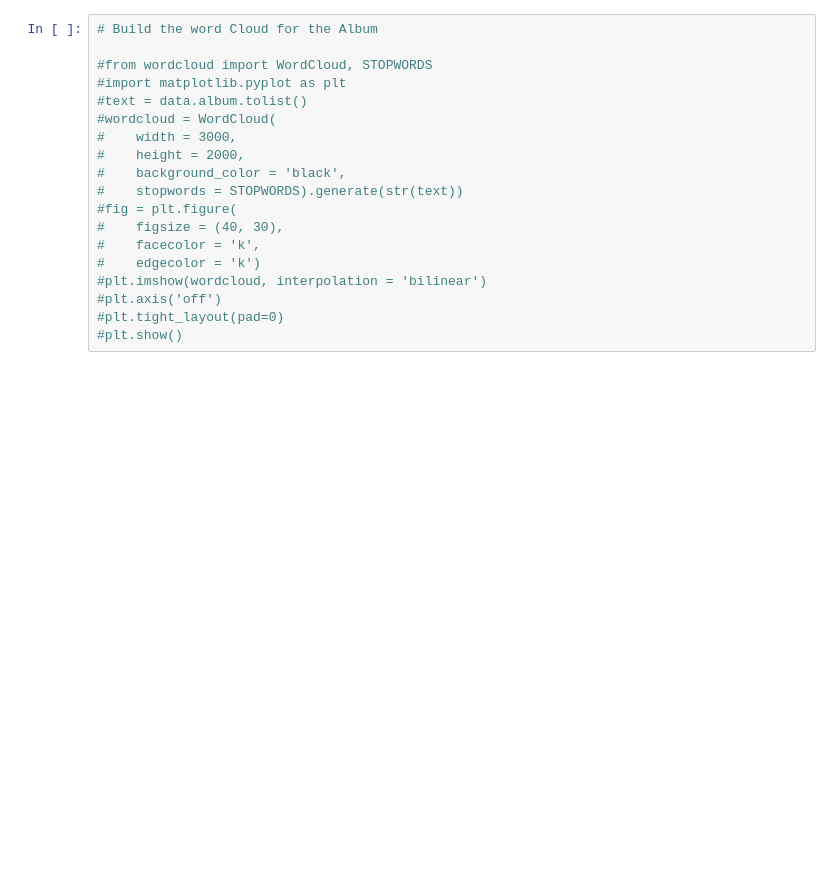
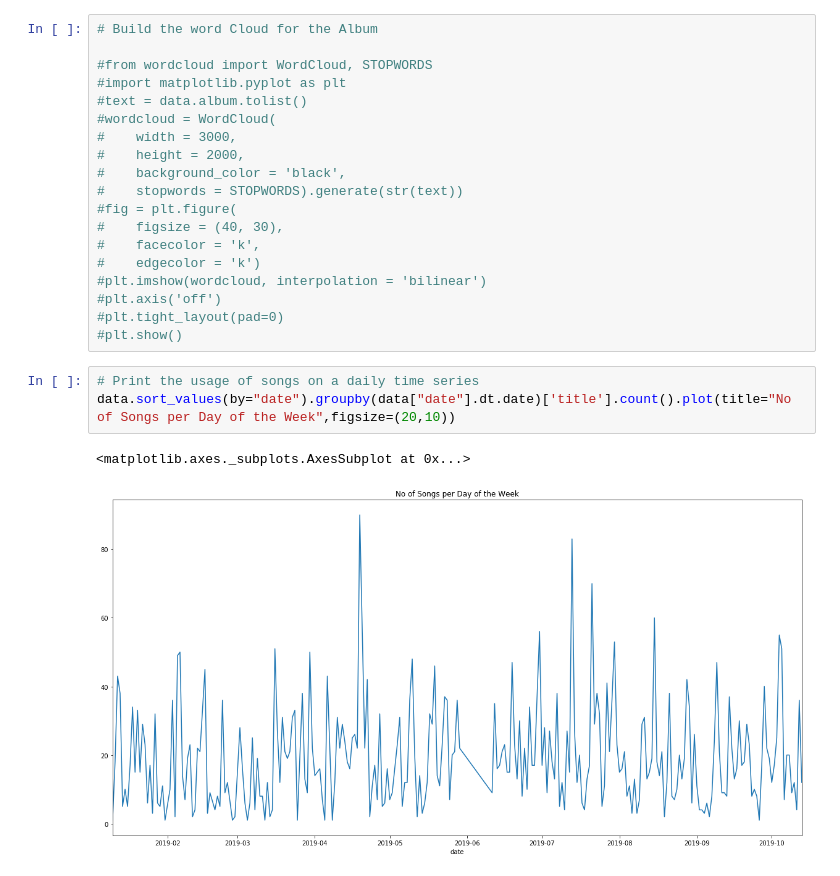
Before and after one commit to coolviki/alexa_song_analysis, a Jupyter notebook: songs_analysis.ipynb, the cells around one changed output. Drawn from its saved outputs; the diff is of its cells as text; blank space fills up the shorter version.

Commit message:
Adding songs analysis

```diff
--- a/songs_analysis.ipynb
+++ b/songs_analysis.ipynb
@@ -136,3 +139,9 @@ Total No of Unique Artists Played: 749
 #plt.axis('off')
 #plt.tight_layout(pad=0)
 #plt.show()
+# %%
+# Print the usage of songs on a daily time series
+data.sort_values(by="date").groupby(data["date"].dt.date)['title'].count().plot(title="No of Songs per Day of the Week",figsize=(20,10))
+# %% [output]
+<matplotlib.axes._subplots.AxesSubplot at 0x...>
+[figure, added]
```
Also changed, not shown: parts of 28 cells of this notebook.
